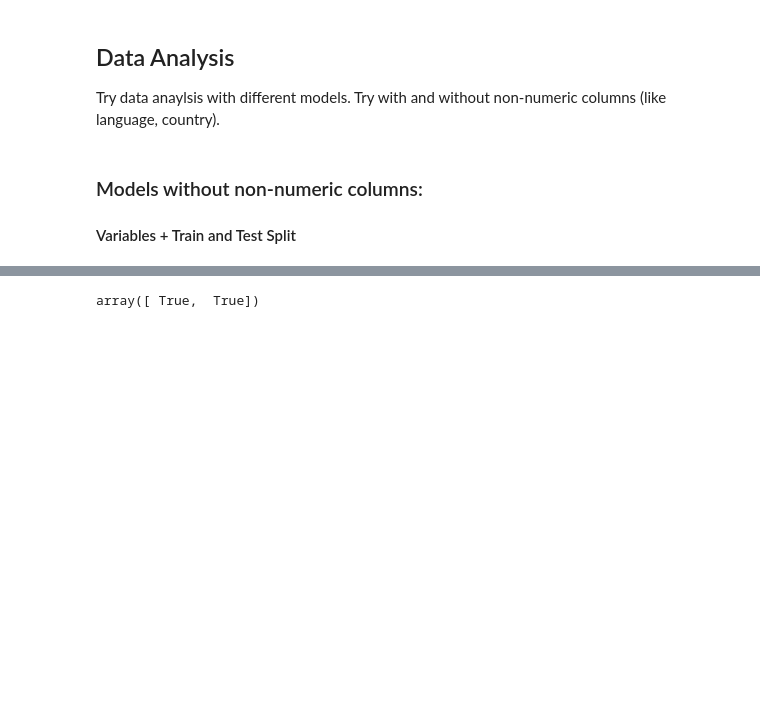
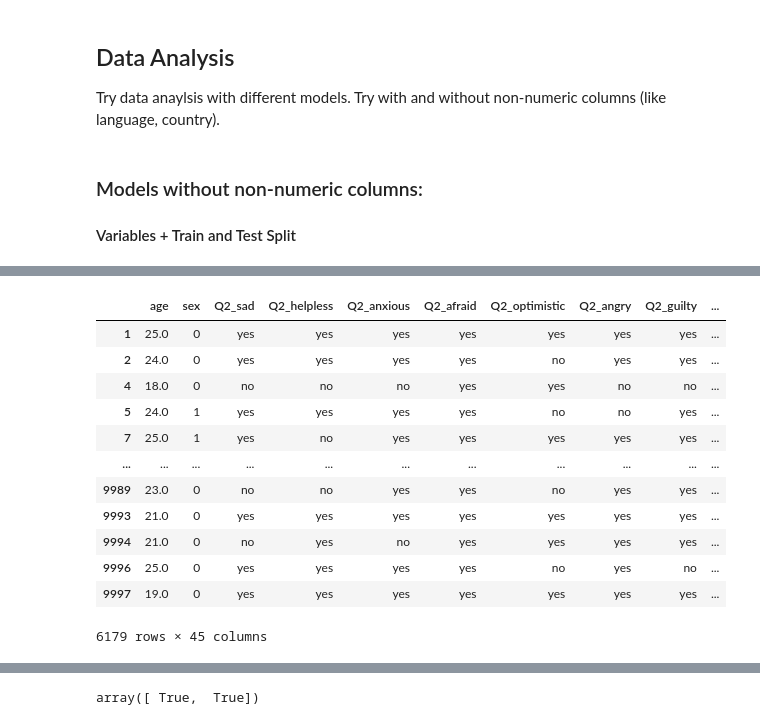
Before and after one commit to jack-rutherford/Climate_Anxiety, a Jupyter notebook: climate_anxiety.ipynb, the cells around one changed output, grey strips where cells are left out. Saved outputs shown, nothing was run; the diff lists cells and outputs as text; code cells hidden in the pictures; blank space fills up the shorter version.

```diff
--- a/climate_anxiety.ipynb
+++ b/climate_anxiety.ipynb
@@ -279,2 +302,18 @@ before = X['sex'].value_counts()
+# %%
+labels: dict = [{'yes': 1, 'no': 0}, ]
+# %% [output]
+|  | age | sex | Q2_sad | Q2_helpless | Q2_anxious | Q2_afraid | Q2_optimistic | Q2_angry | Q2_guilty | ... |
+| 1 | 25.0 | 0 | yes | yes | yes | yes | yes | yes | yes | ... |
+| 2 | 24.0 | 0 | yes | yes | yes | yes | no | yes | yes | ... |
+| 4 | 18.0 | 0 | no | no | no | yes | yes | no | no | ... |
+| 5 | 24.0 | 1 | yes | yes | yes | yes | no | no | yes | ... |
+| 7 | 25.0 | 1 | yes | no | yes | yes | yes | yes | yes | ... |
+| ... | ... | ... | ... | ... | ... | ... | ... | ... | ... | ... |
+| 9989 | 23.0 | 0 | no | no | yes | yes | no | yes | yes | ... |
+| 9993 | 21.0 | 0 | yes | yes | yes | yes | yes | yes | yes | ... |
+| 9994 | 21.0 | 0 | no | yes | no | yes | yes | yes | yes | ... |
+| 9996 | 25.0 | 0 | yes | yes | yes | yes | no | yes | no | ... |
+| 9997 | 19.0 | 0 | yes | yes | yes | yes | yes | yes | yes | ... |
+6179 rows × 45 columns
 # %%
 # Change the sex column to be binary (0 or 1)
```
Also changed, not shown: parts of 5 cells of this notebook.
